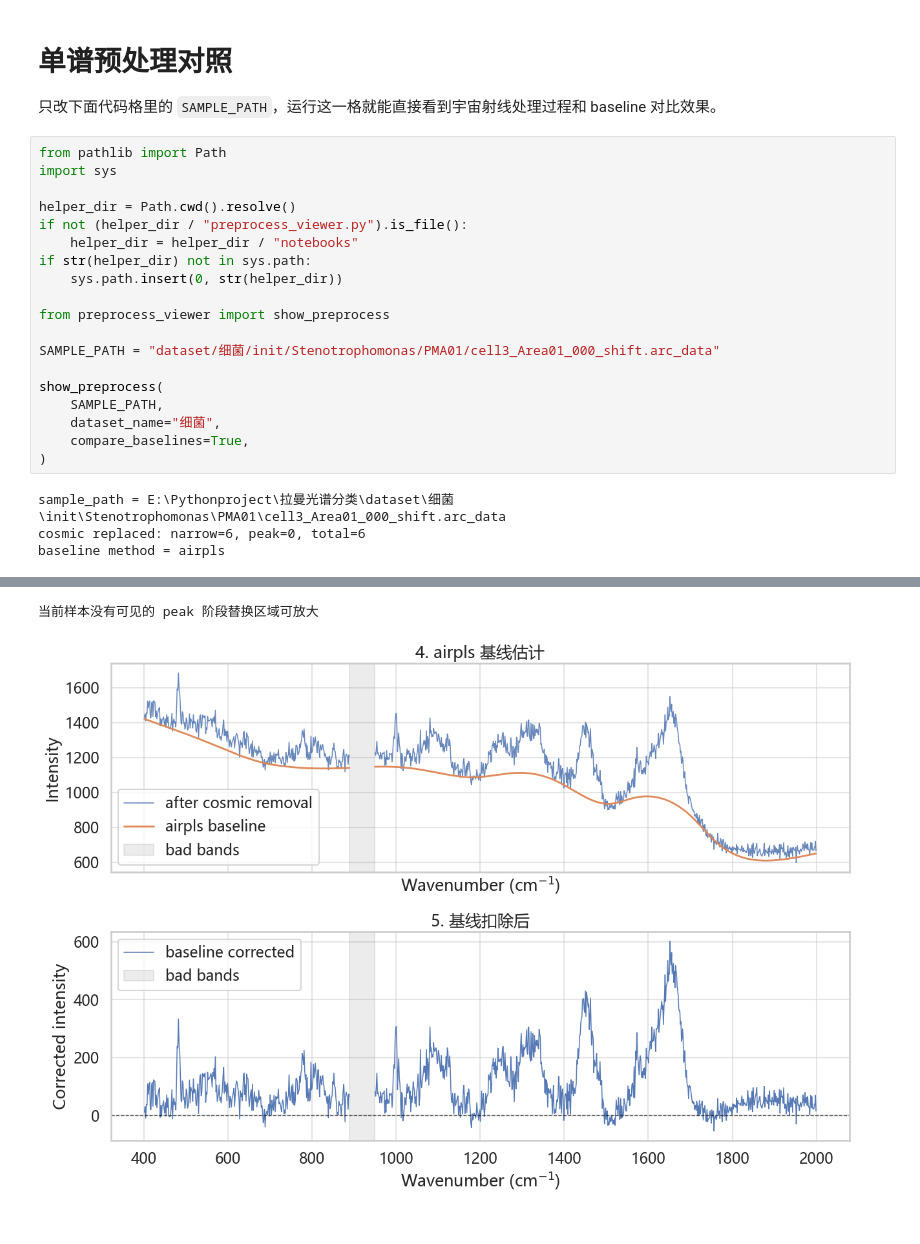
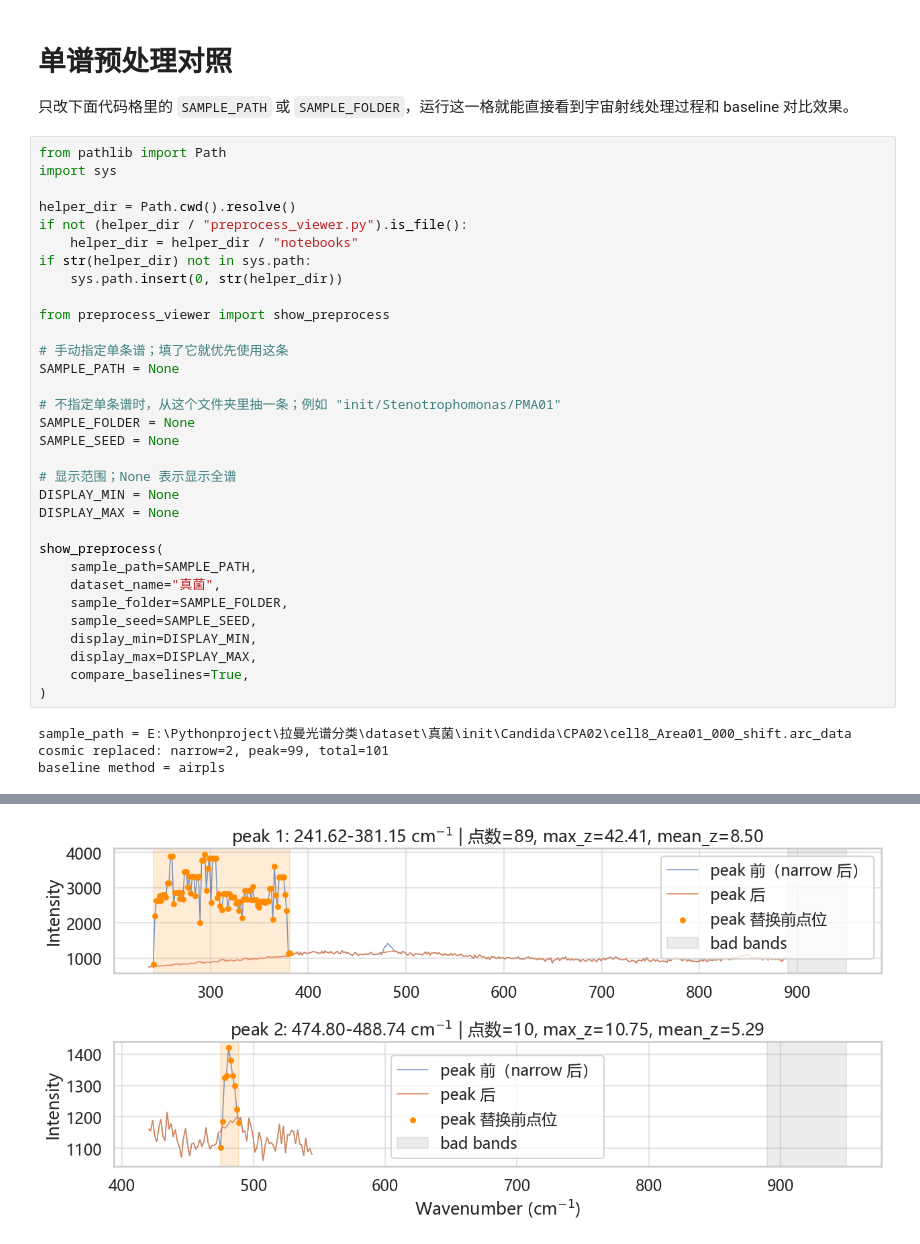
Before and after one commit to YaoHui-Wu06022/Bacterial-Raman-Spectroscopy-Classification, a Jupyter notebook: notebooks/Cosmic_Ray_and_Baseline_Correction.ipynb, the cells around one changed output, grey strips where cells are left out. Drawn from its saved outputs; the diff is of its cells as text.

```diff
--- a/notebooks/Cosmic_Ray_and_Baseline_Correction.ipynb
+++ b/notebooks/Cosmic_Ray_and_Baseline_Correction.ipynb
@@ -1,7 +1,7 @@
 # %% [markdown]
 # 单谱预处理对照
 
-只改下面代码格里的 `SAMPLE_PATH`，运行这一格就能直接看到宇宙射线处理过程和 baseline 对比效果。
+只改下面代码格里的 `SAMPLE_PATH` 或 `SAMPLE_FOLDER`，运行这一格就能直接看到宇宙射线处理过程和 baseline 对比效果。
 # %%
 from pathlib import Path
 import sys
@@ -14,14 +14,27 @@ if str(helper_dir) not in sys.path:
 
 from preprocess_viewer import show_preprocess
 
-SAMPLE_PATH = "dataset/细菌/init/Stenotrophomonas/PMA01/cell3_Area01_000_shift.arc_data"
+# 手动指定单条谱；填了它就优先使用这条
+SAMPLE_PATH = None
+
+# 不指定单条谱时，从这个文件夹里抽一条；例如 "init/Stenotrophomonas/PMA01"
+SAMPLE_FOLDER = None
+SAMPLE_SEED = None
+
+# 显示范围；None 表示显示全谱
+DISPLAY_MIN = None
+DISPLAY_MAX = None
 
 show_preprocess(
-    SAMPLE_PATH,
-    dataset_name="细菌",
+    sample_path=SAMPLE_PATH,
+    dataset_name="真菌",
+    sample_folder=SAMPLE_FOLDER,
+    sample_seed=SAMPLE_SEED,
+    display_min=DISPLAY_MIN,
+    display_max=DISPLAY_MAX,
     compare_baselines=True,
 )
 # %% [output]
-sample_path = E:\Pythonproject\拉曼光谱分类\dataset\细菌\init\Stenotrophomonas\PMA01\cell3_Area01_000_shift.arc_data
-cosmic replaced: narrow=6, peak=0, total=6
+sample_path = E:\Pythonproject\拉曼光谱分类\dataset\真菌\init\Candida\CPA02\cell8_Area01_000_shift.arc_data
+cosmic replaced: narrow=2, peak=99, total=101
 baseline method = airpls
@@ -30,2 +43 @@ baseline method = airpls
-当前样本没有可见的 peak 阶段替换区域可放大
-[figure, old version]
+[figure, new version]
```
Also changed, not shown: parts of 2 cells of this notebook, 19 other files.
